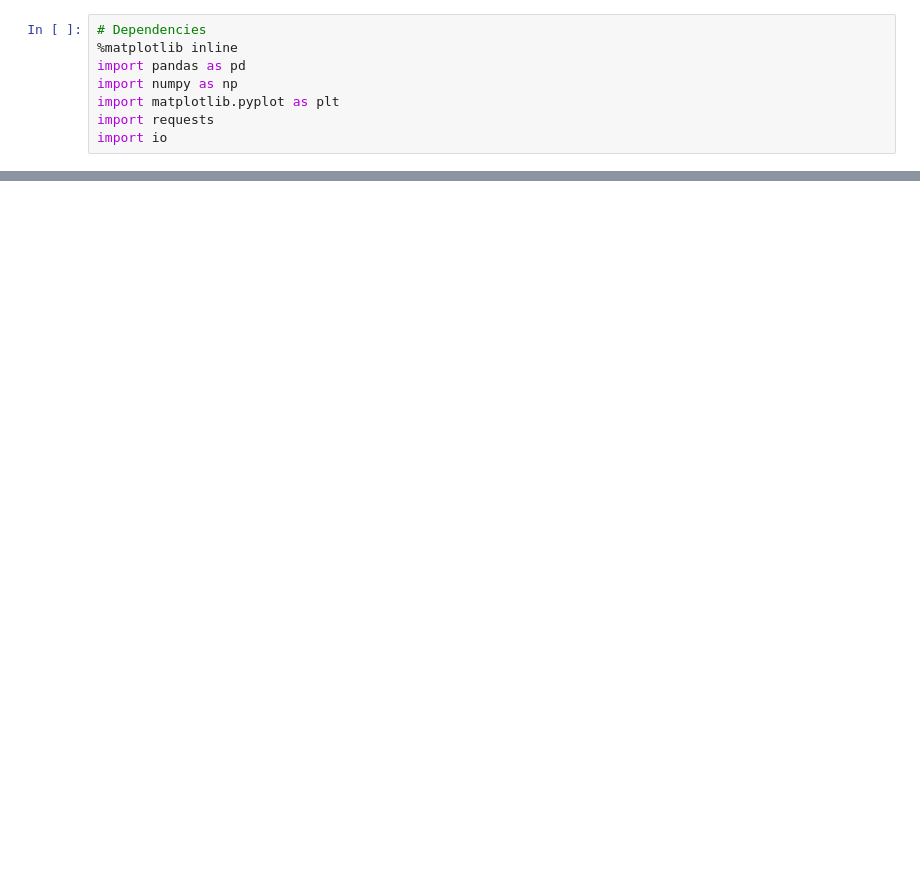
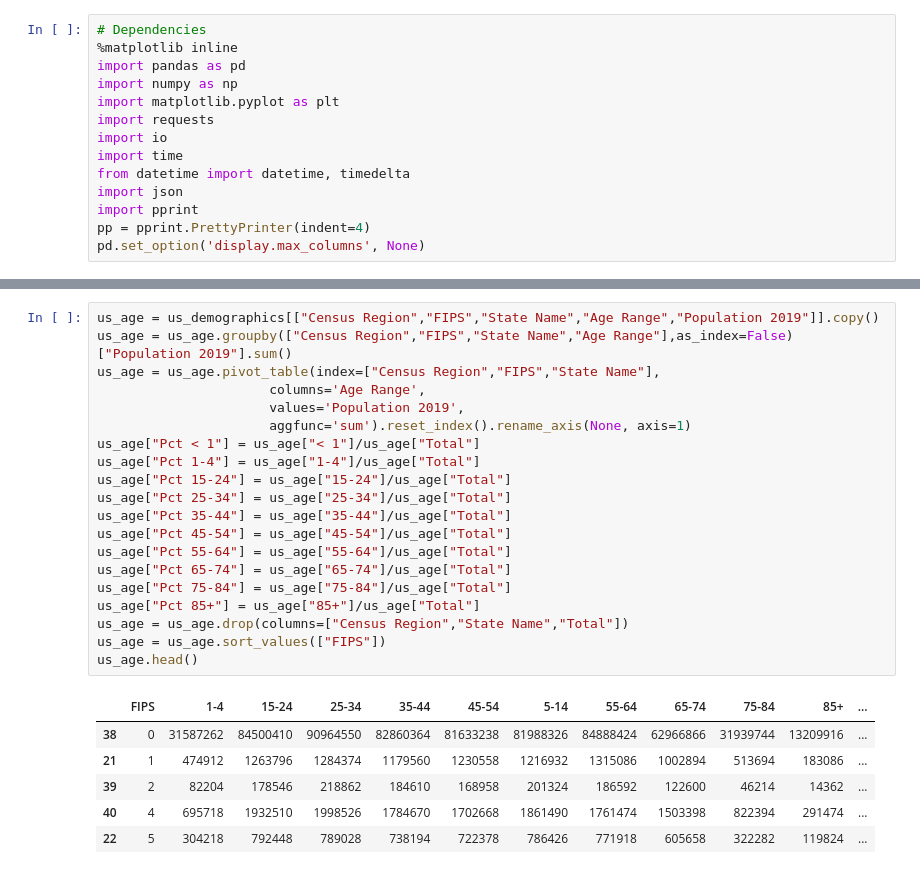
Before and after one commit to janinewhite/Global-COVID-Surveillance, a Jupyter notebook: COVID Surveillance.ipynb, the cells around one changed output, grey strips where cells are left out. Saved outputs shown, nothing was run; the diff lists cells and outputs as text; blank space fills up the shorter version.

```diff
--- a/COVID Surveillance.ipynb
+++ b/COVID Surveillance.ipynb
@@ -6,3 +6,9 @@ import numpy as np
 import matplotlib.pyplot as plt
 import requests
 import io
+import time
+from datetime import datetime, timedelta
+import json
+import pprint
+pp = pprint.PrettyPrinter(indent=4)
+pd.set_option('display.max_columns', None)
@@ -8,0 +231,27 @@ import io
+# %%
+us_age = us_demographics[["Census Region","FIPS","State Name","Age Range","Population 2019"]].copy()
+us_age = us_age.groupby(["Census Region","FIPS","State Name","Age Range"],as_index=False)["Population 2019"].sum()
+us_age = us_age.pivot_table(index=["Census Region","FIPS","State Name"],
+                      columns='Age Range',
+                      values='Population 2019',
+                      aggfunc='sum').reset_index().rename_axis(None, axis=1)
+us_age["Pct < 1"] = us_age["< 1"]/us_age["Total"]
+us_age["Pct 1-4"] = us_age["1-4"]/us_age["Total"]
+us_age["Pct 15-24"] = us_age["15-24"]/us_age["Total"]
+us_age["Pct 25-34"] = us_age["25-34"]/us_age["Total"]
+us_age["Pct 35-44"] = us_age["35-44"]/us_age["Total"]
+us_age["Pct 45-54"] = us_age["45-54"]/us_age["Total"]
+us_age["Pct 55-64"] = us_age["55-64"]/us_age["Total"]
+us_age["Pct 65-74"] = us_age["65-74"]/us_age["Total"]
+us_age["Pct 75-84"] = us_age["75-84"]/us_age["Total"]
+us_age["Pct 85+"] = us_age["85+"]/us_age["Total"]
+us_age = us_age.drop(columns=["Census Region","State Name","Total"])
+us_age = us_age.sort_values(["FIPS"])
+us_age.head()
+# %% [output]
+|  | FIPS | 1-4 | 15-24 | 25-34 | 35-44 | 45-54 | 5-14 | 55-64 | 65-74 | 75-84 | 85+ | ... |
+| 38 | 0 | 31587262 | 84500410 | 90964550 | 82860364 | 81633238 | 81988326 | 84888424 | 62966866 | 31939744 | 13209916 | ... |
+| 21 | 1 | 474912 | 1263796 | 1284374 | 1179560 | 1230558 | 1216932 | 1315086 | 1002894 | 513694 | 183086 | ... |
+| 39 | 2 | 82204 | 178546 | 218862 | 184610 | 168958 | 201324 | 186592 | 122600 | 46214 | 14362 | ... |
+| 40 | 4 | 695718 | 1932510 | 1998526 | 1784670 | 1702668 | 1861490 | 1761474 | 1503398 | 822394 | 291474 | ... |
+| 22 | 5 | 304218 | 792448 | 789028 | 738194 | 722378 | 786426 | 771918 | 605658 | 322282 | 119824 | ... |
```
Also changed, not shown: parts of 48 cells of this notebook, 4 other files.
